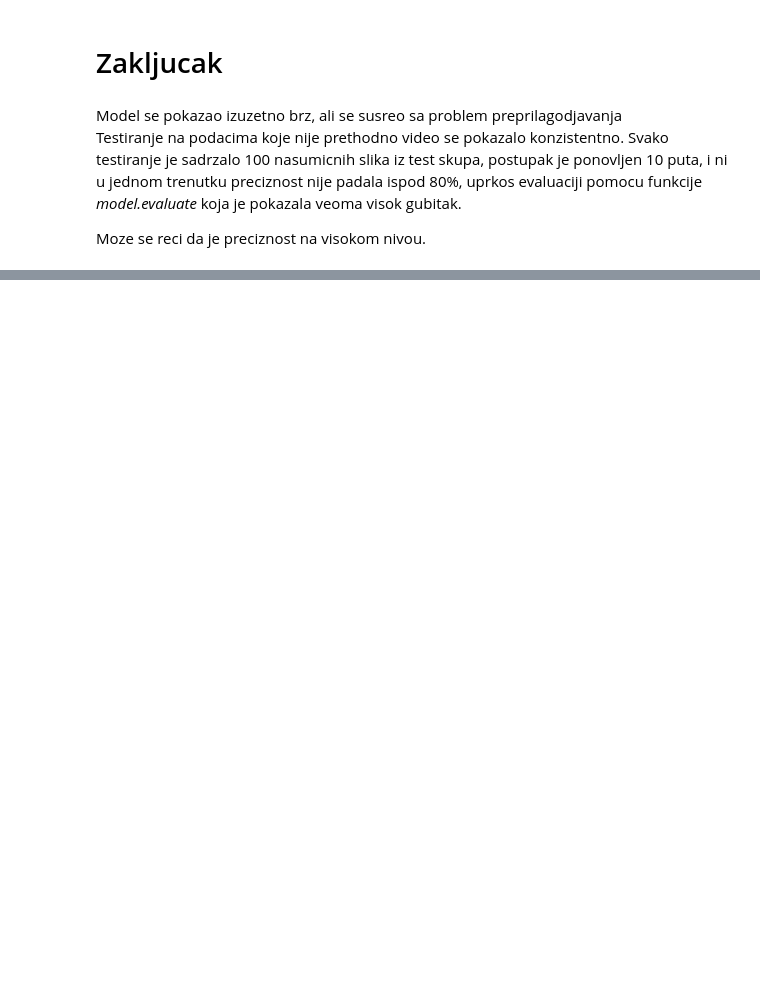
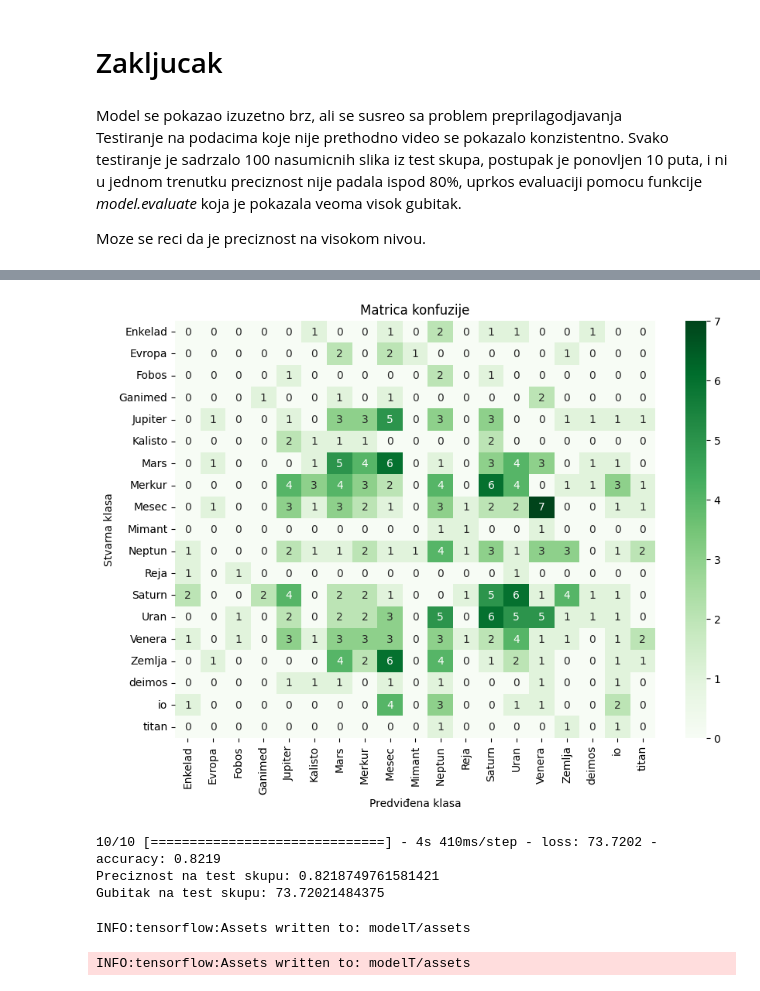
Before and after one commit to todortodorovic/IP2projekat, a Jupyter notebook: KlasifikacijaSvihZajedno.ipynb, the cells around one changed output, grey strips where cells are left out. Drawn from its saved outputs; the diff is of its cells as text; code cells hidden in the pictures; blank space fills up the shorter version.

```diff
--- a/KlasifikacijaSvihZajedno.ipynb
+++ b/KlasifikacijaSvihZajedno.ipynb
@@ -299,3 +309,36 @@ Testiranje na podacima koje nije prethodno video se pokazalo konzistentno.
 Svako testiranje je sadrzalo 100 nasumicnih slika iz test skupa, postupak je ponovljen 10 puta, i ni u jednom trenutku preciznost nije padala ispod 80%, uprkos evaluaciji pomocu funkcije *model.evaluate* koja je pokazala veoma visok gubitak.
 
 Moze se reci da je preciznost na visokom nivou.
+# %%
+import seaborn as sns
+import matplotlib.pyplot as plt
+import pandas as pd
+from sklearn.metrics import confusion_matrix
+
+# Predviđanja modela za test skup
+predikcije = np.argmax(model.predict(test_ds), axis=-1)
+
+# Stvarne vrednosti za test skup
+stvarno = np.concatenate([y for x, y in test_ds], axis=0)
+
+# Izračunavanje matrice konfuzije
+matrica_konfuzije = confusion_matrix(stvarno, predikcije)
+
+
+# Kreiranje DataFrame-a za matricu konfuzije
+matrica_df = pd.DataFrame(matrica_konfuzije, index=imena_klasa, columns=imena_klasa)
+
+# Prikaz matrice konfuzije
+plt.figure(figsize=(10, 7))
+sns.heatmap(matrica_df, annot=True, fmt='d', cmap='Greens')
+plt.xlabel('Predviđena klasa')
+plt.ylabel('Stvarna klasa')
+plt.title('Matrica konfuzije')
+plt.show()
+
+
+# Evaluacija modela na test skupu
+gubitak, preciznost = model.evaluate(test_ds)
+print("Preciznost na test skupu:", preciznost)
+print("Gubitak na test skupu:", gubitak)
+# %% [output]
@@ -301,0 +346,9 @@ Moze se reci da je preciznost na visokom nivou.
+[figure, added]
+10/10 [==============================] - 4s 410ms/step - loss: 73.7202 - accuracy: 0.8219
+Preciznost na test skupu: 0.8218749761581421
+Gubitak na test skupu: 73.72021484375
+# %%
+model.save('modelT')
+# %% [output]
+INFO:tensorflow:Assets written to: modelT/assets
+INFO:tensorflow:Assets written to: modelT/assets
```
Also changed, not shown: parts of 5 cells of this notebook, 9 other files.
